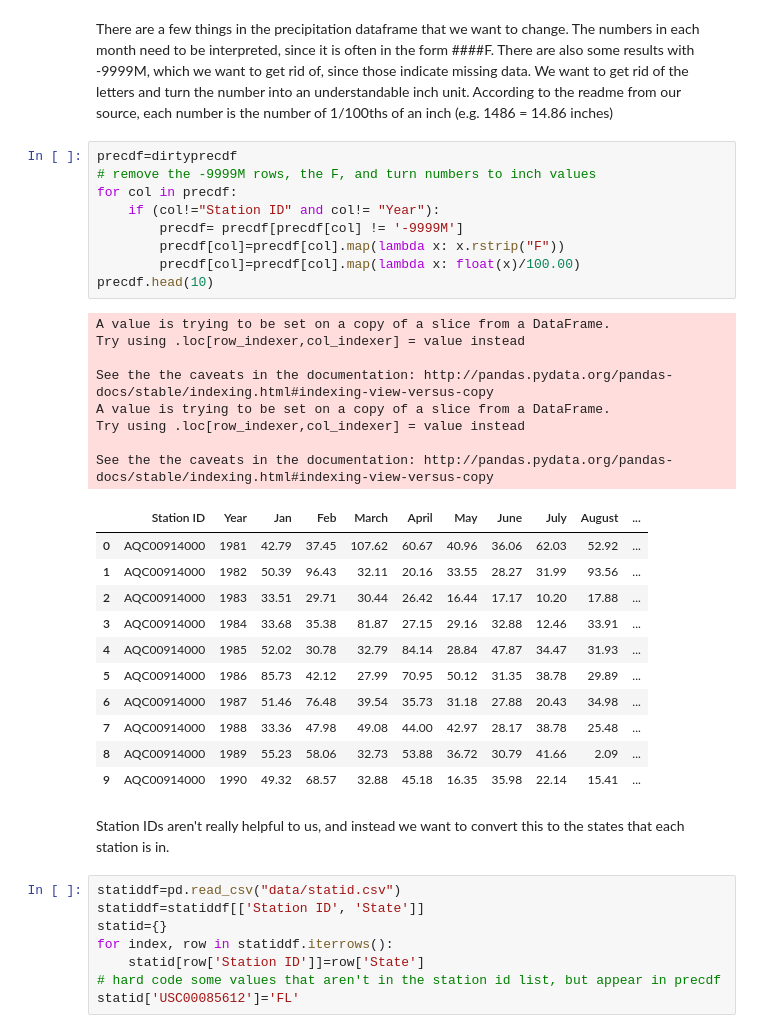
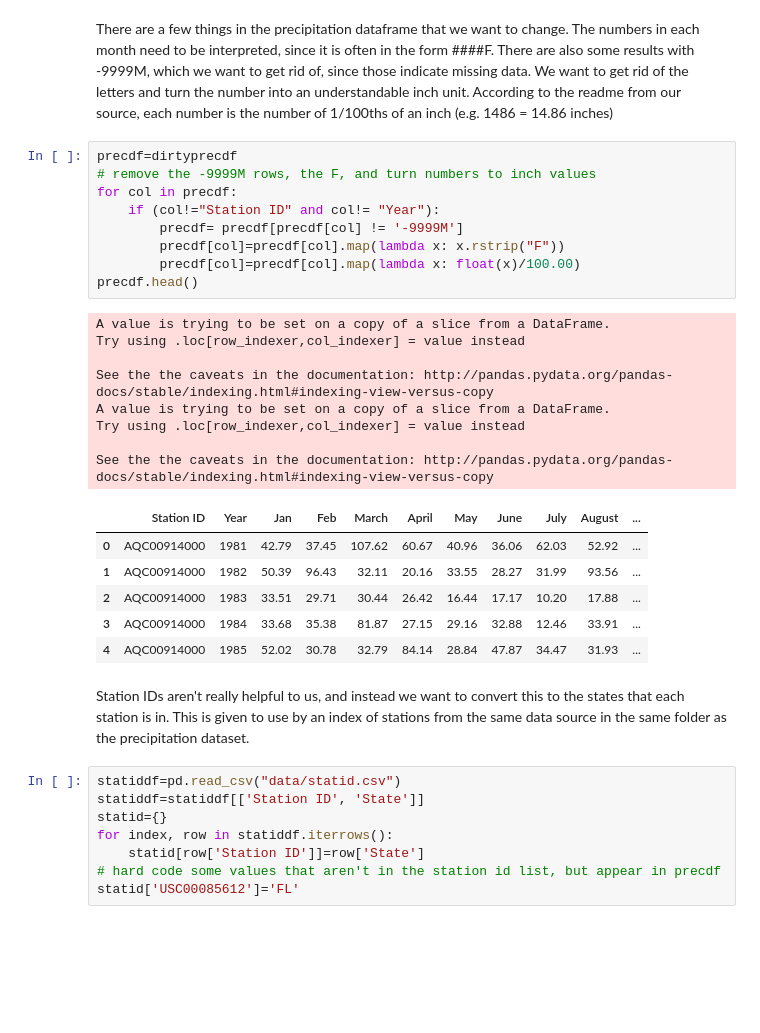
Before and after one commit to dwang953/109-Project, a Jupyter notebook: What's_the_Price_of_Wheat.ipynb, the cells around one changed output. Cells and saved outputs as stored; diff of their text form; blank space fills up the shorter version.

```diff
--- a/What's_the_Price_of_Wheat.ipynb
+++ b/What's_the_Price_of_Wheat.ipynb
@@ -112,34 +116,29 @@ There are a few things in the precipitation dataframe that we want to change. Th
 # %%
 precdf=dirtyprecdf
 # remove the -9999M rows, the F, and turn numbers to inch values
 for col in precdf:
     if (col!="Station ID" and col!= "Year"):
         precdf= precdf[precdf[col] != '-9999M']
         precdf[col]=precdf[col].map(lambda x: x.rstrip("F"))
         precdf[col]=precdf[col].map(lambda x: float(x)/100.00)
-precdf.head(10)
+precdf.head()
 # %% [output]
 A value is trying to be set on a copy of a slice from a DataFrame.
 Try using .loc[row_indexer,col_indexer] = value instead
 
 See the the caveats in the documentation: http://pandas.pydata.org/pandas-docs/stable/indexing.html#indexing-view-versus-copy
 A value is trying to be set on a copy of a slice from a DataFrame.
 Try using .loc[row_indexer,col_indexer] = value instead
 
 See the the caveats in the documentation: http://pandas.pydata.org/pandas-docs/stable/indexing.html#indexing-view-versus-copy
 |  | Station ID | Year | Jan | Feb | March | April | May | June | July | August | ... |
 | 0 | AQC00914000 | 1981 | 42.79 | 37.45 | 107.62 | 60.67 | 40.96 | 36.06 | 62.03 | 52.92 | ... |
 | 1 | AQC00914000 | 1982 | 50.39 | 96.43 | 32.11 | 20.16 | 33.55 | 28.27 | 31.99 | 93.56 | ... |
 | 2 | AQC00914000 | 1983 | 33.51 | 29.71 | 30.44 | 26.42 | 16.44 | 17.17 | 10.20 | 17.88 | ... |
 | 3 | AQC00914000 | 1984 | 33.68 | 35.38 | 81.87 | 27.15 | 29.16 | 32.88 | 12.46 | 33.91 | ... |
 | 4 | AQC00914000 | 1985 | 52.02 | 30.78 | 32.79 | 84.14 | 28.84 | 47.87 | 34.47 | 31.93 | ... |
-| 5 | AQC00914000 | 1986 | 85.73 | 42.12 | 27.99 | 70.95 | 50.12 | 31.35 | 38.78 | 29.89 | ... |
-| 6 | AQC00914000 | 1987 | 51.46 | 76.48 | 39.54 | 35.73 | 31.18 | 27.88 | 20.43 | 34.98 | ... |
-| 7 | AQC00914000 | 1988 | 33.36 | 47.98 | 49.08 | 44.00 | 42.97 | 28.17 | 38.78 | 25.48 | ... |
-| 8 | AQC00914000 | 1989 | 55.23 | 58.06 | 32.73 | 53.88 | 36.72 | 30.79 | 41.66 | 2.09 | ... |
-| 9 | AQC00914000 | 1990 | 49.32 | 68.57 | 32.88 | 45.18 | 16.35 | 35.98 | 22.14 | 15.41 | ... |
 # %% [markdown]
-Station IDs aren't really helpful to us, and instead we want to convert this to the states that each station is in.
+Station IDs aren't really helpful to us, and instead we want to convert this to the states that each station is in. This is given to use by an index of stations from the same data source in the same folder as the precipitation dataset.
 # %%
 statiddf=pd.read_csv("data/statid.csv")
 statiddf=statiddf[['Station ID', 'State']]
```
Also changed, not shown: parts of 38 cells of this notebook, 6 other files.
